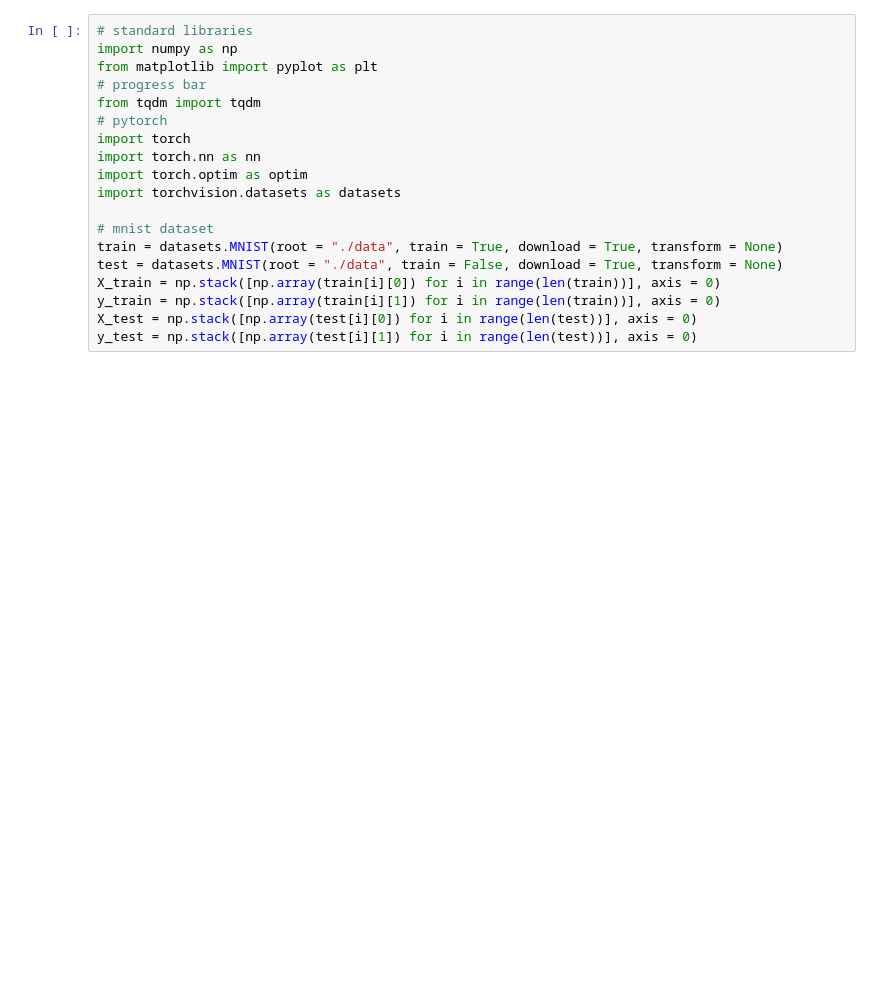
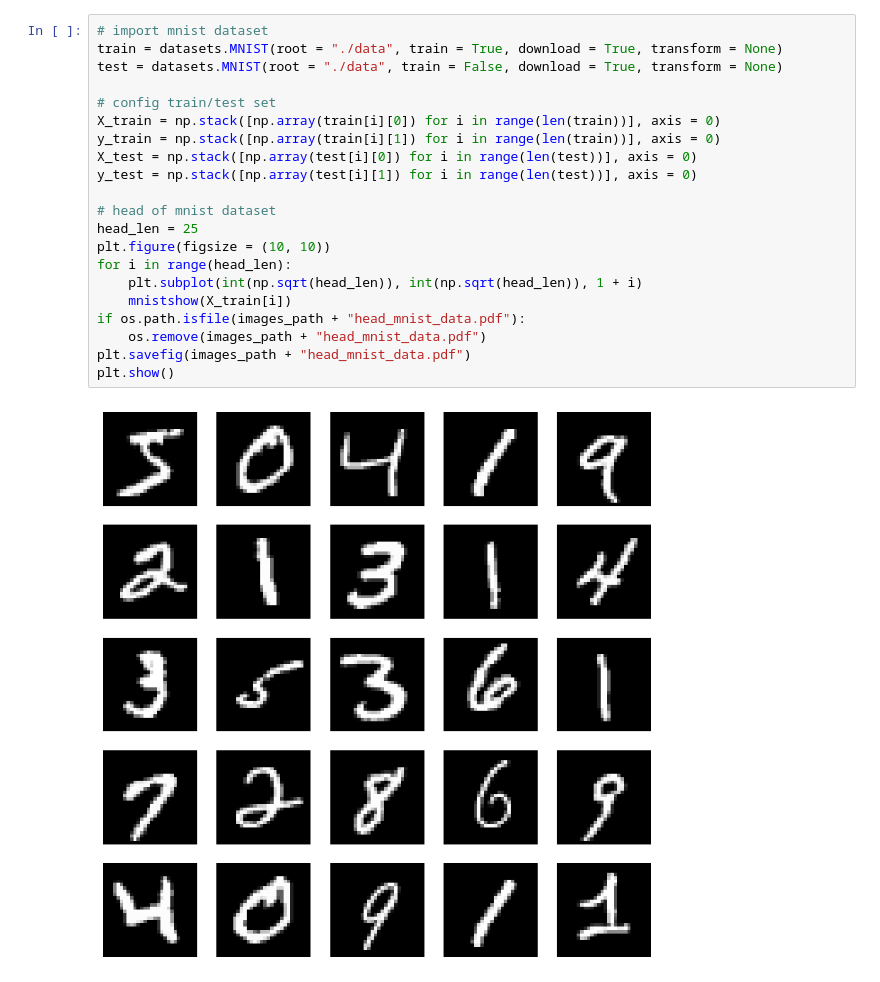
Before and after one commit to caporali/machine_learning_project, a Jupyter notebook: gans_code.ipynb, the cells around one changed output. Saved outputs shown, nothing was run; the diff lists cells and outputs as text; blank space fills up the shorter version.

```diff
--- a/gans_code.ipynb
+++ b/gans_code.ipynb
@@ -14,19 +53,23 @@
 # %%
-# standard libraries
-import numpy as np
-from matplotlib import pyplot as plt
-# progress bar
-from tqdm import tqdm
-# pytorch
-import torch
-import torch.nn as nn
-import torch.optim as optim
-import torchvision.datasets as datasets
-
-# mnist dataset
+# import mnist dataset
 train = datasets.MNIST(root = "./data", train = True, download = True, transform = None)
 test = datasets.MNIST(root = "./data", train = False, download = True, transform = None)
+
+# config train/test set
 X_train = np.stack([np.array(train[i][0]) for i in range(len(train))], axis = 0)
 y_train = np.stack([np.array(train[i][1]) for i in range(len(train))], axis = 0)
 X_test = np.stack([np.array(test[i][0]) for i in range(len(test))], axis = 0)
 y_test = np.stack([np.array(test[i][1]) for i in range(len(test))], axis = 0)
+
+# head of mnist dataset
+head_len = 25
+plt.figure(figsize = (10, 10))
+for i in range(head_len):
+	plt.subplot(int(np.sqrt(head_len)), int(np.sqrt(head_len)), 1 + i)
+	mnistshow(X_train[i])
+if os.path.isfile(images_path + "head_mnist_data.pdf"):
+	os.remove(images_path + "head_mnist_data.pdf")
+plt.savefig(images_path + "head_mnist_data.pdf")
+plt.show()
+# %% [output]
+[figure, added]
```
Also changed, not shown: parts of 10 cells of this notebook, 19 other files.
